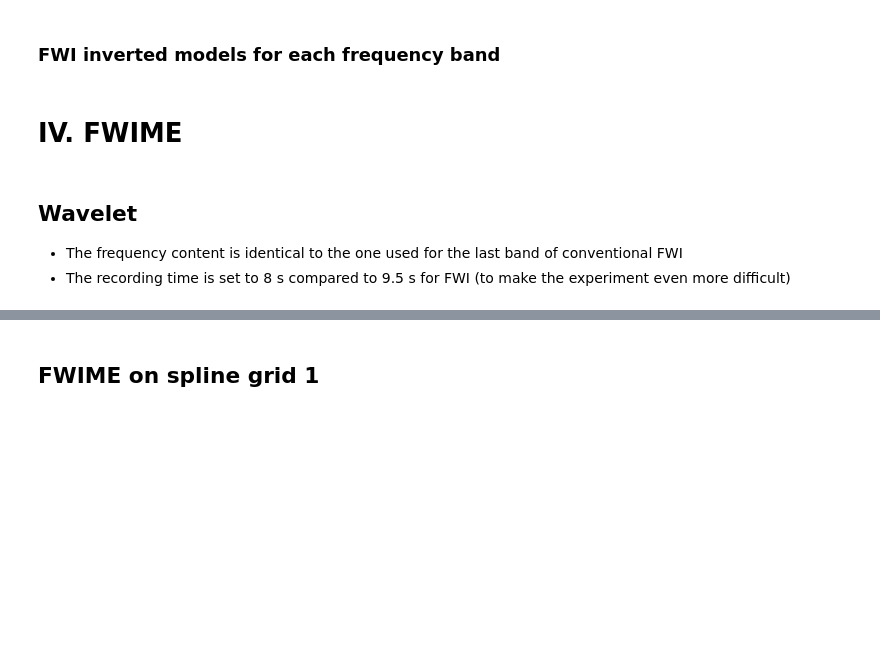
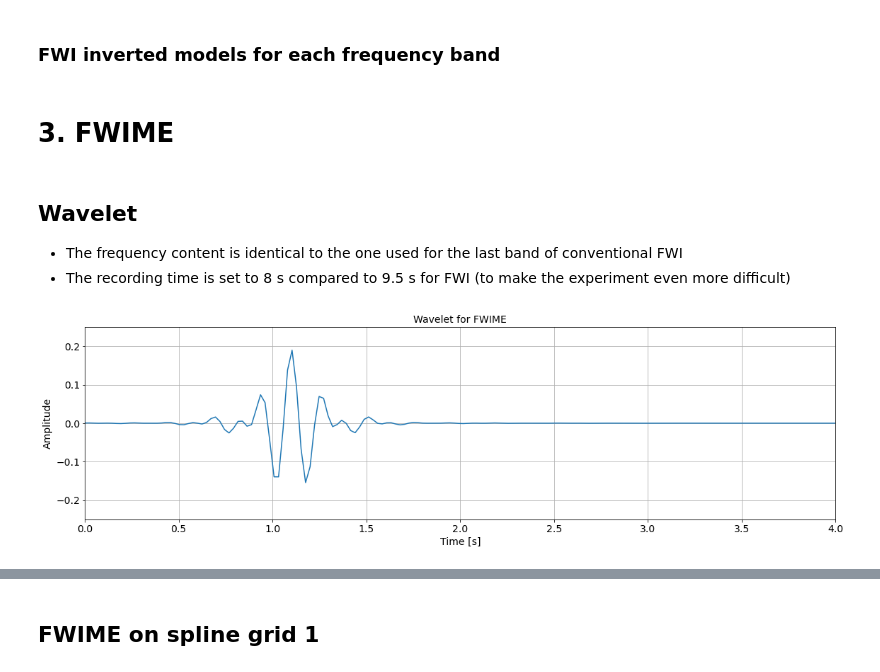
Before and after one commit to gbarnier/FWIME-applications, a Jupyter notebook: applications-jupyter/BP_North_Sea/BP_North_Sea.ipynb, the cells around one changed output, grey strips where cells are left out. Cells and saved outputs as stored; diff of their text form; code cells hidden in the pictures; blank space fills up the shorter version.

Commit message:
updated BP_North_Sea notebook and readme file

```diff
--- a/applications-jupyter/BP_North_Sea/BP_North_Sea.ipynb
+++ b/applications-jupyter/BP_North_Sea/BP_North_Sea.ipynb
@@ -543,7 +542,7 @@ axs[2,1].grid()
 
 plt.tight_layout()
 # %% [markdown]
-# IV. FWIME
+# 3. FWIME
 # %% [markdown]
 ## Wavelet
 * The frequency content is identical to the one used for the last band of conventional FWI
@@ -554,3 +553,29 @@ plt.tight_layout()
 ############ Wavelet for FWIME ############
 # 3-9 Hz
 ${ACO_GPU_PACK}/bin/waveletFloatMain.py par=par/BP_North_Sea-fwime-3-9.p timeDelay=1.1 f1=3 f2=5 f3=7 f4=9 type=ali wavelet=wav/BP_North_Sea-fwime-wav-3-9.H
+# %%
+# Read wavelets
+wav_fwime_3_9 = genericIO.defaultIO.getVector("wav/BP_North_Sea-fwime-wav-3-9.H")
+
+# Get numpy arrays
+wav_fwime_3_9_nd = wav_fwime_3_9.getNdArray()
+
+# Get dimensions
+wavelet_fwime_hyper = wav_fwime_3_9.getHyper()
+time_axis_fwime = wavelet_fwime_hyper.getAxis(1)
+nt_fwime = time_axis_fwime.n
+ot_fwime = time_axis_fwime.o
+dt_fwime = time_axis_fwime.d
+
+# Display wavelets in time
+fig, ax = plt.subplots(figsize=(19,5))
+time_range_fwime = np.linspace(ot_fwime, ot_fwime+(nt_fwime-1)*dt_fwime, nt_fwime)
+plt.plot(time_range_fwime, wav_fwime_3_9_nd)
+plt.title('Wavelet for FWIME'), plt.xlabel("Time [s]"), plt.ylabel("Amplitude")
+ax.autoscale(enable=True, axis='x', tight=True)
+plt.ylim([-0.25, 0.25])
+plt.xlim([0, 4])
+plt.grid()
+plt.show()
+# %% [output]
+[figure, added]
```
Also changed, not shown: parts of 40 cells of this notebook, 3 other files.
